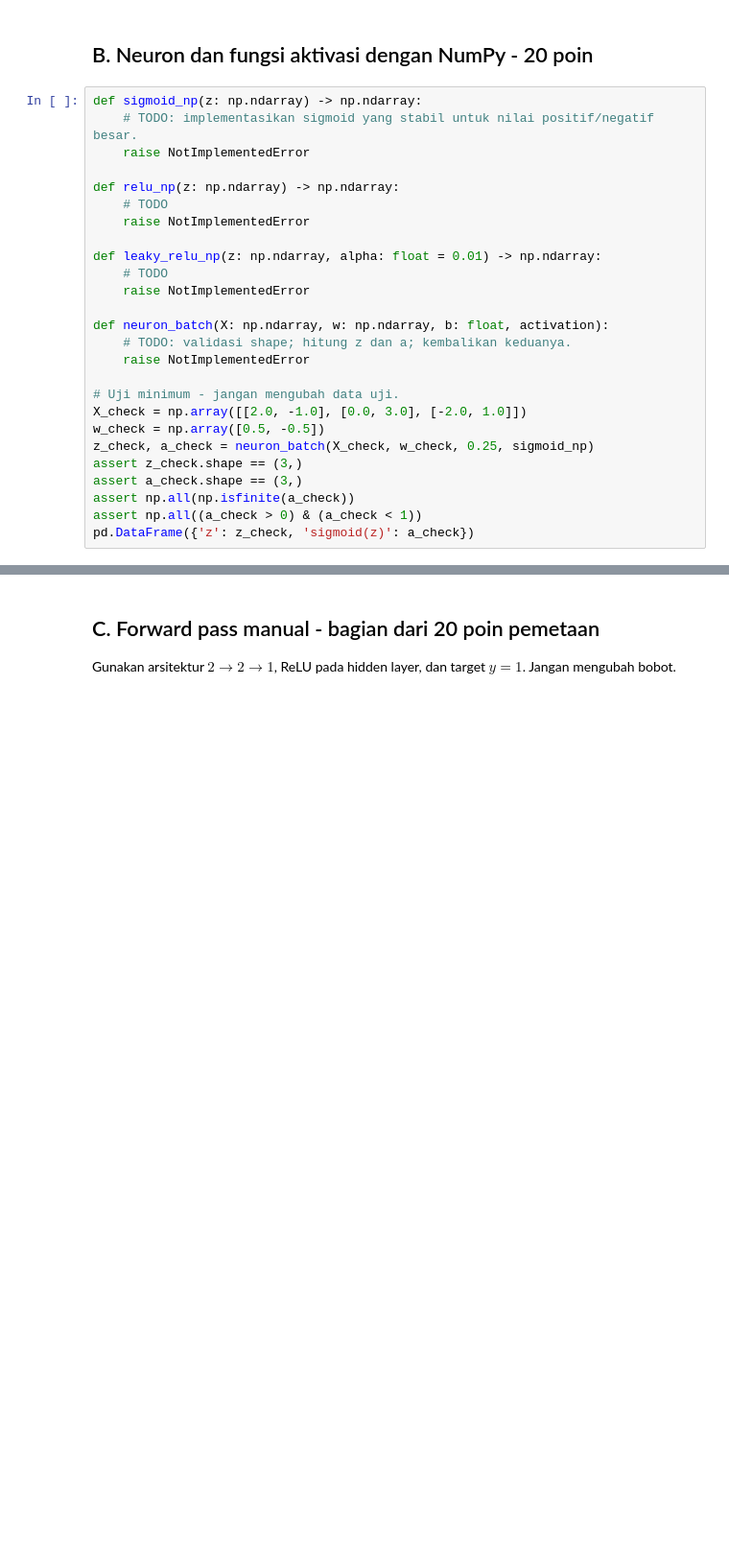
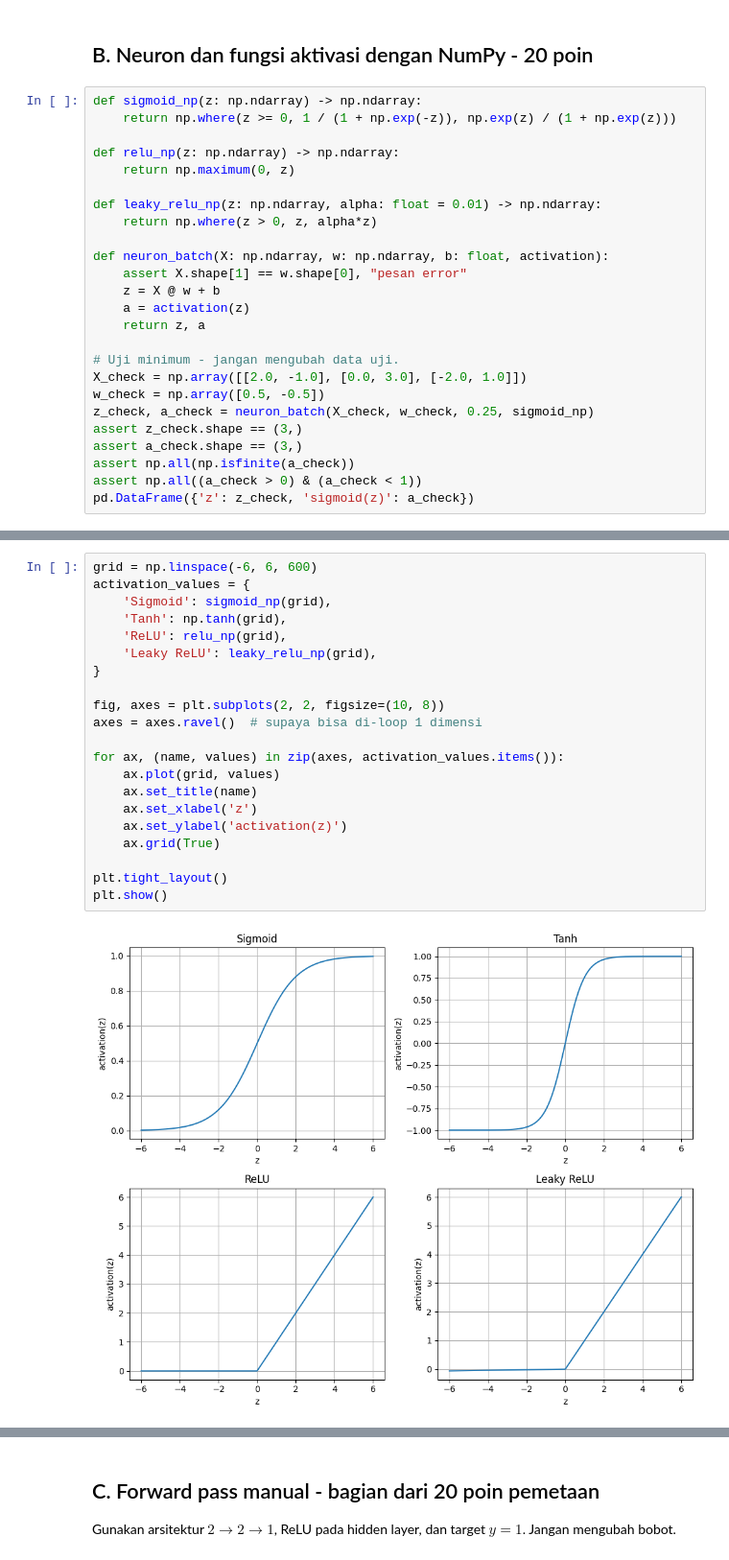
Before and after one commit to itsluthfia/Modul-Praktikum-Deep-Learning, a Jupyter notebook: M01_123450004.ipynb, the cells around one changed output, grey strips where cells are left out. Shown at 96% size. Drawn from its saved outputs; the diff is of its cells as text; blank space fills up the shorter version.

```diff
--- a/M01_123450004.ipynb
+++ b/M01_123450004.ipynb
@@ -80,20 +88,19 @@ Prediksi aktivasi dan hidden size yang akan memberi validation loss terbaik. Jel
 ## B. Neuron dan fungsi aktivasi dengan NumPy - 20 poin
 # %%
 def sigmoid_np(z: np.ndarray) -> np.ndarray:
-    # TODO: implementasikan sigmoid yang stabil untuk nilai positif/negatif besar.
-    raise NotImplementedError
+    return np.where(z >= 0, 1 / (1 + np.exp(-z)), np.exp(z) / (1 + np.exp(z)))
 
 def relu_np(z: np.ndarray) -> np.ndarray:
-    # TODO
-    raise NotImplementedError
+    return np.maximum(0, z)
 
 def leaky_relu_np(z: np.ndarray, alpha: float = 0.01) -> np.ndarray:
-    # TODO
-    raise NotImplementedError
+    return np.where(z > 0, z, alpha*z)
 
 def neuron_batch(X: np.ndarray, w: np.ndarray, b: float, activation):
-    # TODO: validasi shape; hitung z dan a; kembalikan keduanya.
-    raise NotImplementedError
+    assert X.shape[1] == w.shape[0], "pesan error"
+    z = X @ w + b
+    a = activation(z)
+    return z, a
 
 # Uji minimum - jangan mengubah data uji.
 X_check = np.array([[2.0, -1.0], [0.0, 3.0], [-2.0, 1.0]])
@@ -125,0 +119,23 @@ raise NotImplementedError('Buat visualisasi empat fungsi aktivasi.')
+# %%
+grid = np.linspace(-6, 6, 600)
+activation_values = {
+    'Sigmoid': sigmoid_np(grid),
+    'Tanh': np.tanh(grid),
+    'ReLU': relu_np(grid),
+    'Leaky ReLU': leaky_relu_np(grid),
+}
+
+fig, axes = plt.subplots(2, 2, figsize=(10, 8))
+axes = axes.ravel()  # supaya bisa di-loop 1 dimensi
+
+for ax, (name, values) in zip(axes, activation_values.items()):
+    ax.plot(grid, values)
+    ax.set_title(name)
+    ax.set_xlabel('z')
+    ax.set_ylabel('activation(z)')
+    ax.grid(True)
+
+plt.tight_layout()
+plt.show()
+# %% [output]
+[figure, added]
```
Also changed, not shown: parts of 26 cells of this notebook.
